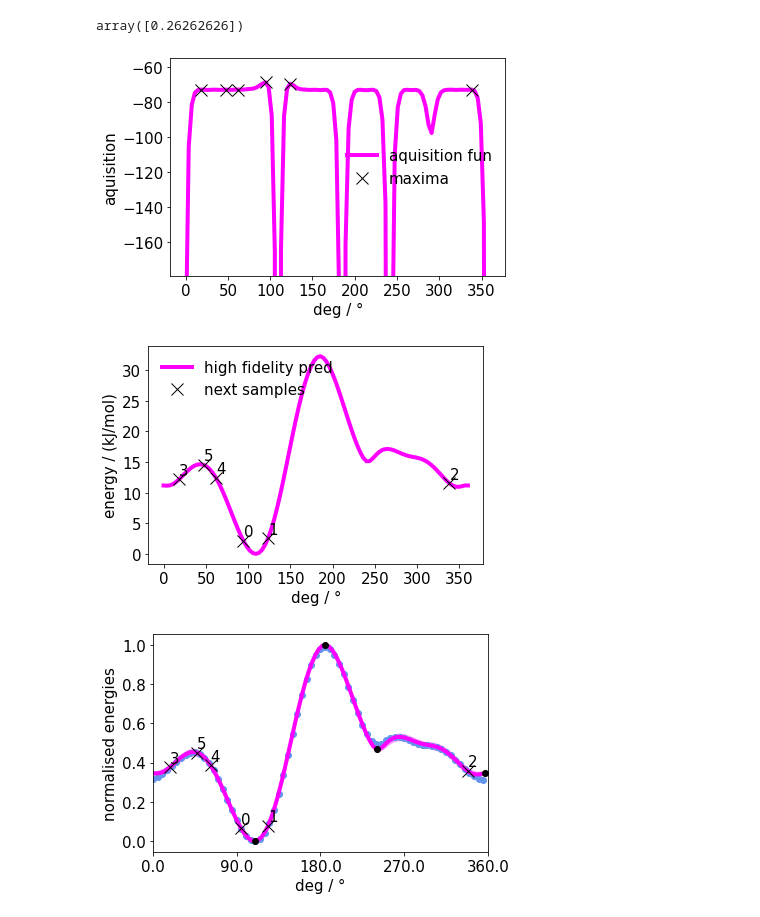
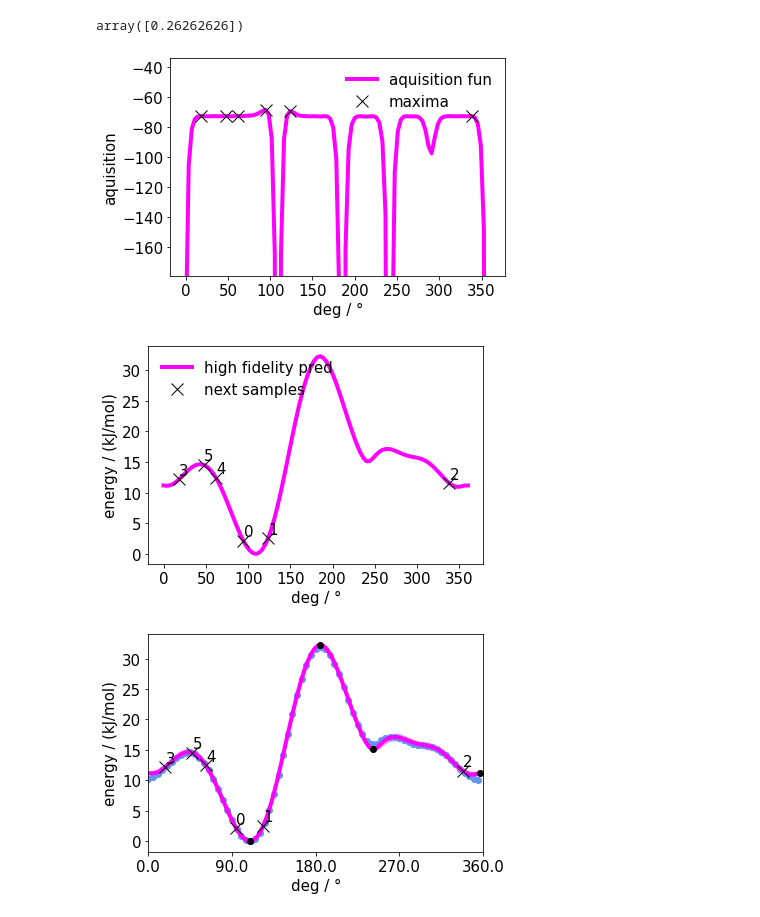
Before and after one commit to maxfleck/tamkintools-multi-fidelity-bayesian, a Jupyter notebook: DMM_R3H+CH3/ThermoAcquisitionMF_e1_scan1.ipynb, the cells around one changed output. Cells and saved outputs as stored; diff of their text form; code cells hidden in the pictures.

Commit message:
nice plots

```diff
--- a/DMM_R3H+CH3/ThermoAcquisitionMF_e1_scan1.ipynb
+++ b/DMM_R3H+CH3/ThermoAcquisitionMF_e1_scan1.ipynb
@@ -240,7 +240,7 @@ pp = p[ np.argsort(f_all_maxima)[::-1] ][:6]
 
 plt.plot( xx, aqui, label="aquisition fun" ,color="magenta",linewidth=lsize )
 plt.plot( xx[pp], aqui[pp], "xk", label="maxima",markersize=msize  )
-plt.ylim( np.mean(aqui), np.max(aqui)*0.8  )
+plt.ylim( np.mean(aqui), np.max(aqui)*0.5  )
 plt.ylabel("aquisition",fontsize=fsize)
 plt.xlabel("deg / °",fontsize=fsize)
 plt.xticks(fontsize=fsize)
@@ -252,34 +252,34 @@ plt.show()
 plt.close()
 
 
 f, _ = bo.model.predict(x_sample)
 f = np.squeeze(f)*energy_normer
 
 plt.plot( xx, f, label="high fidelity pred" ,color="magenta",linewidth=lsize )
 plt.plot( xx[pp], f[pp], "xk", label="next samples",markersize=msize  )
 
 ns = np.arange( len(pp) )
 texts = []
 xx_new = xx[pp]
 aq_new = aqui[pp]
 yy_new = f[pp]
 for i, n in enumerate(ns):
     texts.append(plt.text( xx_new[i], yy_new[i], str(int(n)), color="k",fontsize=fsize))
 adjust_text(texts, x=xx_new, y=yy_new,
             only_move={'points':'xy', 'texts':'xy'},
             #arrowprops=dict(arrowstyle="->", color='r', lw=0.5),
             autoalign='xy',force_static=0.15,force_explode=0.1)
 
 
 plt.ylabel("energy / (kJ/mol)",fontsize=fsize)
 plt.xlabel("deg / °",fontsize=fsize)
 plt.xticks(fontsize=fsize)
 plt.yticks(fontsize=fsize)
 plt.legend(fontsize=fsize,frameon=False,loc='upper left')
 plt.savefig(folder+"MF_f_aquisition_e1_scan1.png", bbox_inches='tight')
 plt.savefig(folder+"MF_f_aquisition_e1_scan1.pdf", bbox_inches='tight')
 # %% [output]
-[figure, old version]
+[figure, new version]
 [figure]
 # %%
 dummy = np.linspace(0,1,100)
@@ -321,8 +321,8 @@ adjust_text(texts, x=xx_new, y=yy_new,
 
 plt.xlim(0,1)
 #plt.ylim(-0.3, 1)
-plt.xlabel("normalised angles",fontsize=tmf.fsize)
-plt.ylabel("normalised energies",fontsize=tmf.fsize)
+
+plt.ylabel("energy / (kJ/mol)",fontsize=tmf.fsize)
 plt.xticks(fontsize=tmf.fsize)
 plt.yticks(fontsize=tmf.fsize)
 plt.xticks( np.linspace( 0,1,5 )  ,np.linspace( 0, 360, 5) ,fontsize=tmf.fsize)
@@ -337,4 +337,4 @@ if save:
 plt.show()
 plt.close()
 # %% [output]
-[figure, old version]
+[figure, new version]
```
Also changed, not shown: 6 other files.
